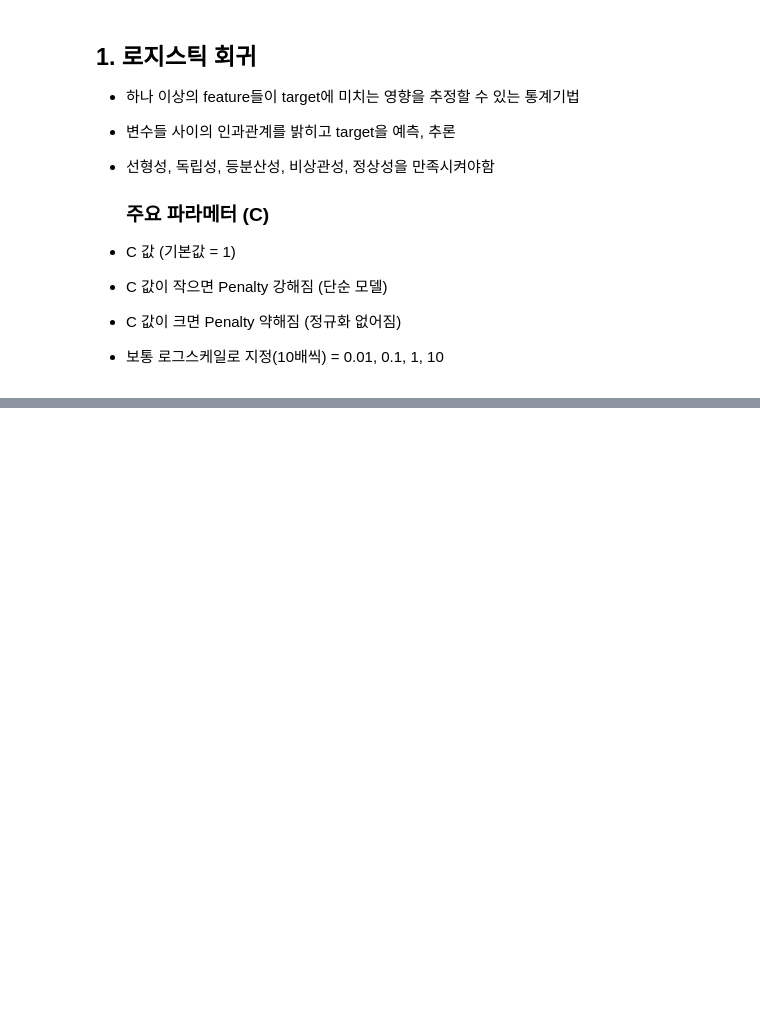
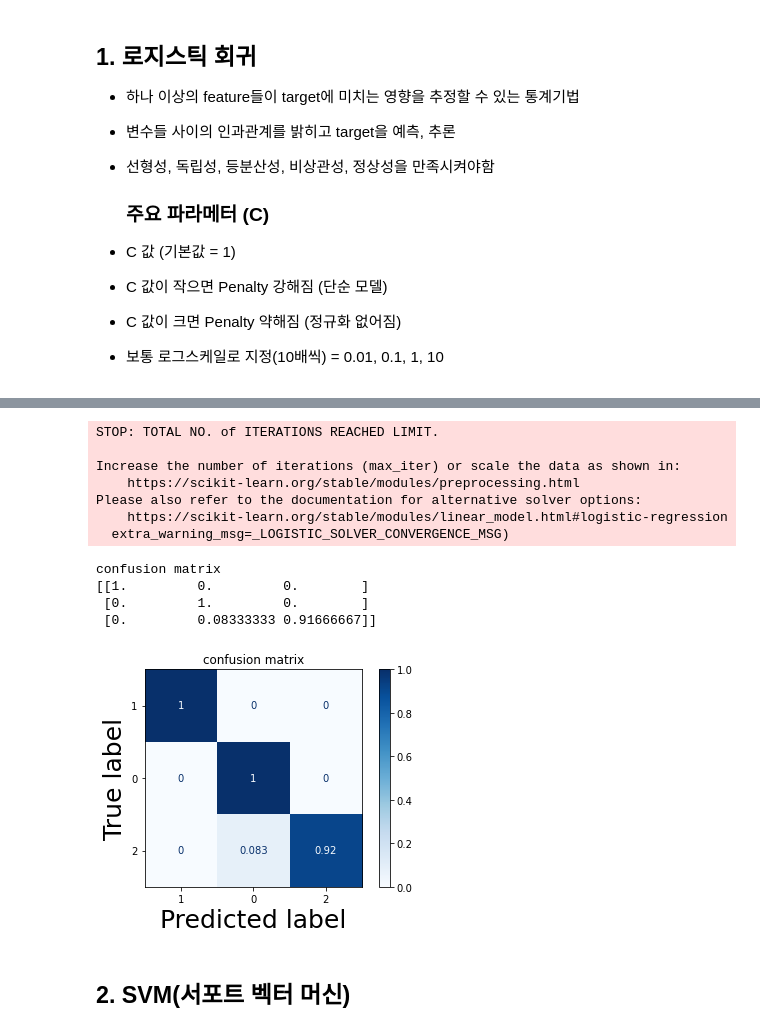
Before and after one commit to castleroad95/study, a Jupyter notebook: 지도학습.ipynb, the cells around one changed output, grey strips where cells are left out. Drawn from its saved outputs; the diff is of its cells as text; code cells hidden in the pictures; blank space fills up the shorter version.

```diff
--- a/지도학습.ipynb
+++ b/지도학습.ipynb
@@ -70,6 +70,8 @@ from sklearn.model_selection import KFold
 from sklearn.model_selection import GridSearchCV
 from sklearn.model_selection import KFold, StratifiedKFold
 from sklearn.metrics import accuracy_score, log_loss
+from sklearn.metrics import plot_confusion_matrix, confusion_matrix
+import matplotlib.pyplot as plt
 
 iris=load_iris()
 iris_feature=pd.DataFrame(data=iris.data,columns=iris.feature_names)
@@ -132,13 +134,21 @@ def cross_validation(how,feature,target):   # feature,target은 DataFrame형태
 
         print(f"Fold {n_fold}  accuracy:{acc}  logloss:{logloss}")
 
-
+    print('mean Accuracy: {}   mean logloss: {}'.format(np.mean(acc_outcomes),np.mean(logloss_outcomes)))
 
 # 혼동 행렬
+def c_matrix(how,test_feature,test_target):
+    disp=plot_confusion_matrix(how,test_feature,test_target,
+                               display_labels=test_target[test_target.columns[0]].unique(),
+                               cmap=plt.cm.Blues,
+                               normalize='true'    # normalize로 pred, 갯수, 나타낼 수 있음
+                              )
+    disp.ax_.set_title('confusion matrix')
 
-def c_matrix():
+    print('confusion matrix')
 
+    plt.ylabel('True label', fontsize=25)
+    plt.xlabel('Predicted label', fontsize=25)
+    print(disp.confusion_matrix)
 
-grid_search(lr,lr_param,kf,iris_feature, iris_target)
-
-cross_validation(LogisticRegression(C=100,penalty='l2'),iris_feature,iris_target)
+    plt.show()
@@ -183,0 +170,4 @@ Please also refer to the documentation for alternative solver options:
+# %%
+m=LogisticRegression(C=100,penalty='l2')
+
+cross_validation(m,iris_feature,iris_target)
@@ -183,0 +212,17 @@ Please also refer to the documentation for alternative solver options:
+# %%
+c_matrix(m.fit(trainX,trainY),validX,validY)
+# %% [output]
+STOP: TOTAL NO. of ITERATIONS REACHED LIMIT.
+
+Increase the number of iterations (max_iter) or scale the data as shown in:
+    https://scikit-learn.org/stable/modules/preprocessing.html
+Please also refer to the documentation for alternative solver options:
+    https://scikit-learn.org/stable/modules/linear_model.html#logistic-regression
+  extra_warning_msg=_LOGISTIC_SOLVER_CONVERGENCE_MSG)
+confusion matrix
+[[1.         0.         0.        ]
+ [0.         1.         0.        ]
+ [0.         0.08333333 0.91666667]]
+[figure, added]
+# %% [markdown]
+## 2. SVM(서포트 벡터 머신)
```
Also changed, not shown: parts of 3 cells of this notebook.
